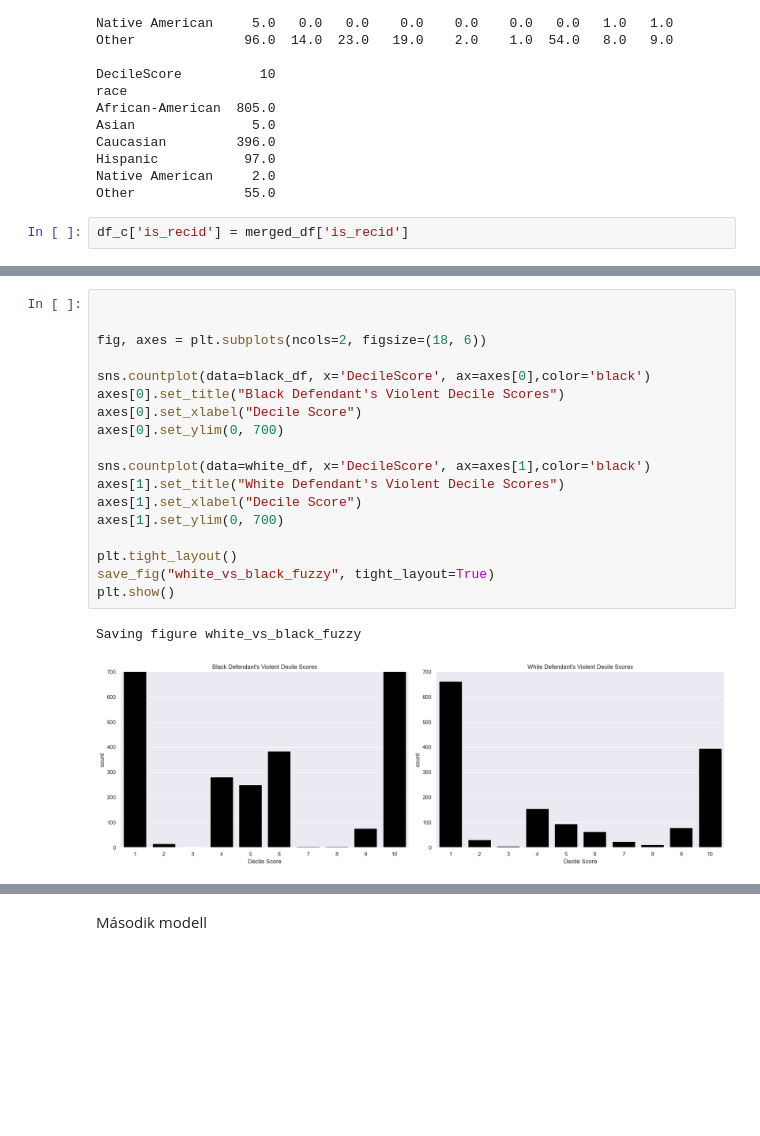
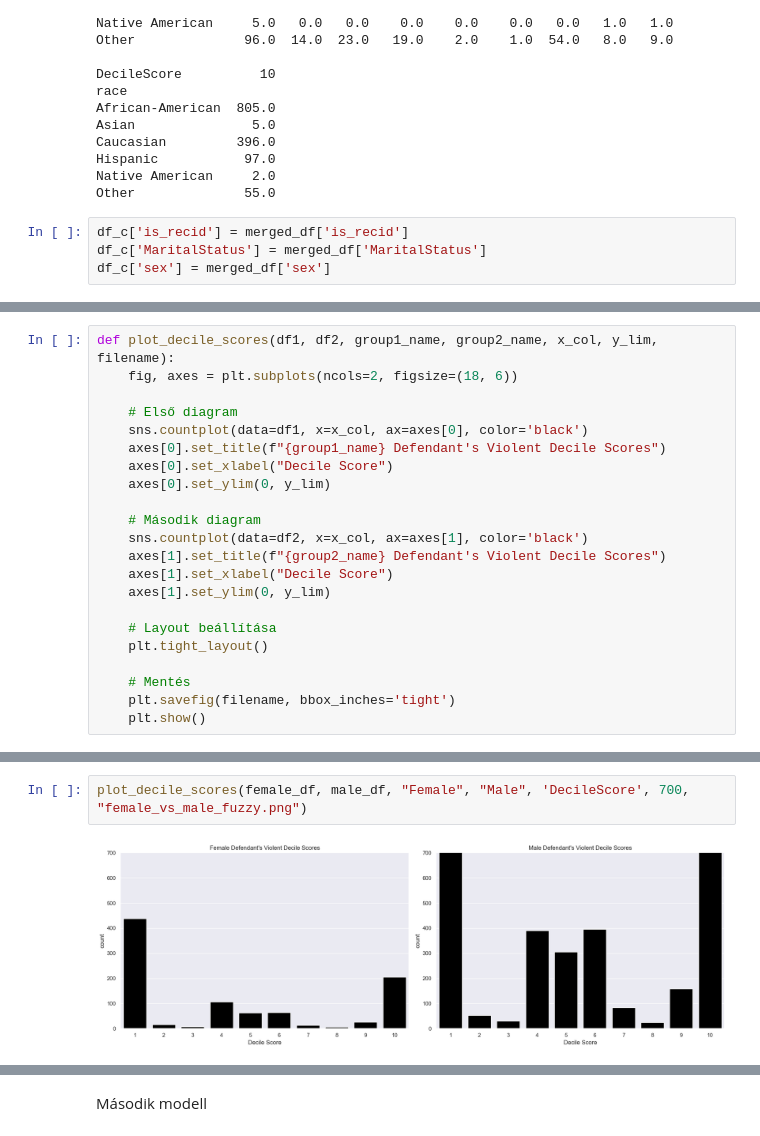
Before and after one commit to kitti2000720/Molnar-Kitti-szakdolgozat, a Jupyter notebook: Szakdolgozat.ipynb, the cells around one changed output, grey strips where cells are left out. Drawn from its saved outputs; the diff is of its cells as text; blank space fills up the shorter version.

```diff
--- a/Szakdolgozat.ipynb
+++ b/Szakdolgozat.ipynb
@@ -596,3 +760,5 @@ Native American     2.0
 Other              55.0
 # %%
 df_c['is_recid'] = merged_df['is_recid']
+df_c['MaritalStatus'] = merged_df['MaritalStatus']
+df_c['sex'] = merged_df['sex']
@@ -663,0 +874,22 @@ LR-: 0.25
+# %%
+def plot_decile_scores(df1, df2, group1_name, group2_name, x_col, y_lim, filename):
+    fig, axes = plt.subplots(ncols=2, figsize=(18, 6))
+
+    # Első diagram
+    sns.countplot(data=df1, x=x_col, ax=axes[0], color='black')
+    axes[0].set_title(f"{group1_name} Defendant's Violent Decile Scores")
+    axes[0].set_xlabel("Decile Score")
+    axes[0].set_ylim(0, y_lim)
+
+    # Második diagram
+    sns.countplot(data=df2, x=x_col, ax=axes[1], color='black')
+    axes[1].set_title(f"{group2_name} Defendant's Violent Decile Scores")
+    axes[1].set_xlabel("Decile Score")
+    axes[1].set_ylim(0, y_lim)
+
+    # Layout beállítása
+    plt.tight_layout()
+
+    # Mentés
+    plt.savefig(filename, bbox_inches='tight')
+    plt.show()
@@ -664,21 +900,4 @@ LR-: 0.25
 # %%
-
-
-fig, axes = plt.subplots(ncols=2, figsize=(18, 6))
-
-sns.countplot(data=black_df, x='DecileScore', ax=axes[0],color='black')
-axes[0].set_title("Black Defendant's Violent Decile Scores")
-axes[0].set_xlabel("Decile Score")
-axes[0].set_ylim(0, 700)
-
-sns.countplot(data=white_df, x='DecileScore', ax=axes[1],color='black')
-axes[1].set_title("White Defendant's Violent Decile Scores")
-axes[1].set_xlabel("Decile Score")
-axes[1].set_ylim(0, 700)
-
-plt.tight_layout()
-save_fig("white_vs_black_fuzzy", tight_layout=True)
-plt.show()
+plot_decile_scores(female_df, male_df, "Female", "Male", 'DecileScore', 700, "female_vs_male_fuzzy.png")
 # %% [output]
-Saving figure white_vs_black_fuzzy
-[figure, old version]
+[figure, new version]
```
Also changed, not shown: parts of 82 cells of this notebook, 20 other files.
